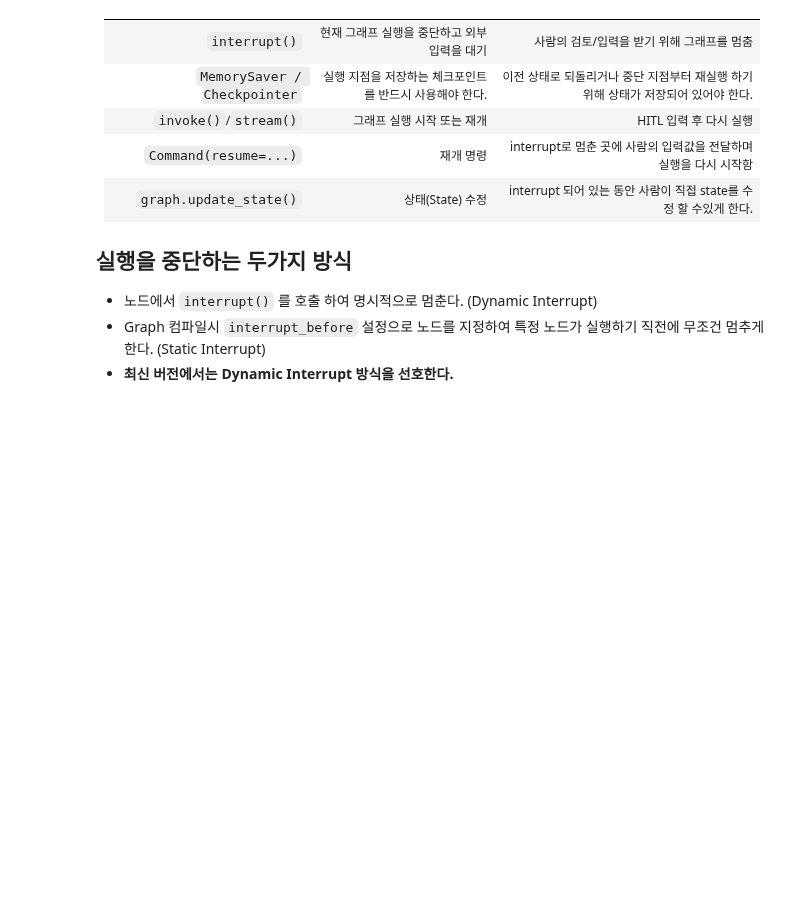
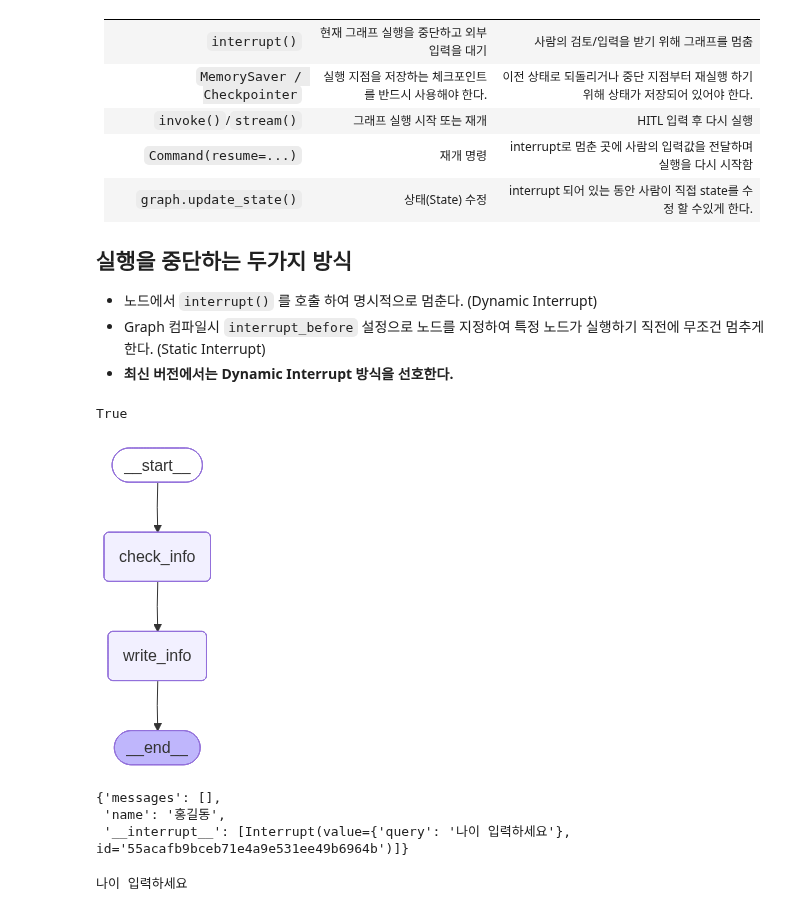
Before and after one commit to silentkit12/SKN21, a Jupyter notebook: 10_langchain/13_Agent_langgraph.ipynb, the cells around one changed output. Cells and saved outputs as stored; diff of their text form; code cells hidden in the pictures; blank space fills up the shorter version.

```diff
--- a/10_langchain/13_Agent_langgraph.ipynb
+++ b/10_langchain/13_Agent_langgraph.ipynb
@@ -699,3 +814,82 @@ HITL은 **사람의 판단이 필요한 고위험(high-stakes) 순간**, **맥
 - 노드에서 `interrupt()` 를 호출 하여 명시적으로 멈춘다. (Dynamic Interrupt)
 - Graph 컴파일시 `interrupt_before` 설정으로 노드를 지정하여 특정 노드가 실행하기 직전에 무조건 멈추게 한다. (Static Interrupt)
 - **최신 버전에서는 Dynamic Interrupt 방식을 선호한다.**
+# %%
+##############################################
+# 정보 입력 받기
+##############################################
+
+from typing import Annotated
+from langchain_openai import ChatOpenAI
+from typing_extensions import TypedDict
+
+from langgraph.graph import StateGraph, START, END
+from langgraph.graph.message import add_messages
+from langgraph.checkpoint.memory import InMemorySaver
+from langgraph.types import Command, interrupt
+
+from IPython.display import Image, display
+
+from dotenv import load_dotenv
+
+load_dotenv()
+# %% [output]
+True
+# %%
+
+llm = ChatOpenAI(model="gpt-5-mini")
+class State(TypedDict):
+    messages: Annotated[list, add_messages]
+    name: str
+    age: int
+    tall: float
+
+def check_info(state: State):
+    """누락된 정보 확인 후 입력받는다."""
+    name = state.get("name", None)
+    age = state.get("age", None)
+    tall = state.get("tall", None)
+
+    if name is None or name == "":
+        name = interrupt({"query":"이름 입력하세요"})   #interrupt 는 문자열로만 구성해도 ok
+    if age is None:
+        age = interrupt({"query":"나이 입력하세요"})
+    if tall is None:
+        tall = interrupt({"query":"키 입력하세요"})
+    return {"name": name, "age": age, "tall": tall}
+
+def write_info(state: State):
+    print(state)
+    res = llm.invoke(f"이름: {state["name"]}, 나이: {state["age"]}, 키: {state["tall"]}\n 위 정보를 바탕으로 인사말을 100글자 내로 작성해줘.")
+
+    return {"messages": [res], "name": None, "age":None, "tall":None }
+# %%
+graph_builder = StateGraph(State)
+graph_builder.add_node("check_info", check_info)
+graph_builder.add_node("write_info", write_info)
+
+graph_builder.add_edge(START, "check_info")
+graph_builder.add_edge("check_info", "write_info")
+graph_builder.add_edge("write_info", END)
+
+memory = InMemorySaver()
+graph = graph_builder.compile(checkpointer=memory) # HITL 사용하려면 체크포인터(메모리) 사용해야 한다.
+
+
+display(Image(graph.get_graph().draw_mermaid_png()))
+# %% [output]
+[figure, added]
+# %%
+config = {"configurable": {"thread_id": "chat-1"}}
+res = graph.invoke({"name":"홍길동"}, config=config)
+# interrupt()로 중단되서 끝나면 그 시점의 state+ "__interrupt__item" 를 반환한다.
+# res에 "__interrupt__" key 가 있으면 인터럽트 된 상태, 없으면 종료되어 끝난 것.
+res
+# %% [output]
+{'messages': [],
+ 'name': '홍길동',
+ '__interrupt__': [Interrupt(value={'query': '나이 입력하세요'}, id='55acafb9bceb71e4a9e531ee49b6964b')]}
+# %%
+print(res['__interrupt__'][-1].value["query"])
+# %% [output]
+나이 입력하세요
```
Also changed, not shown: parts of 54 cells of this notebook, 6 other files.
